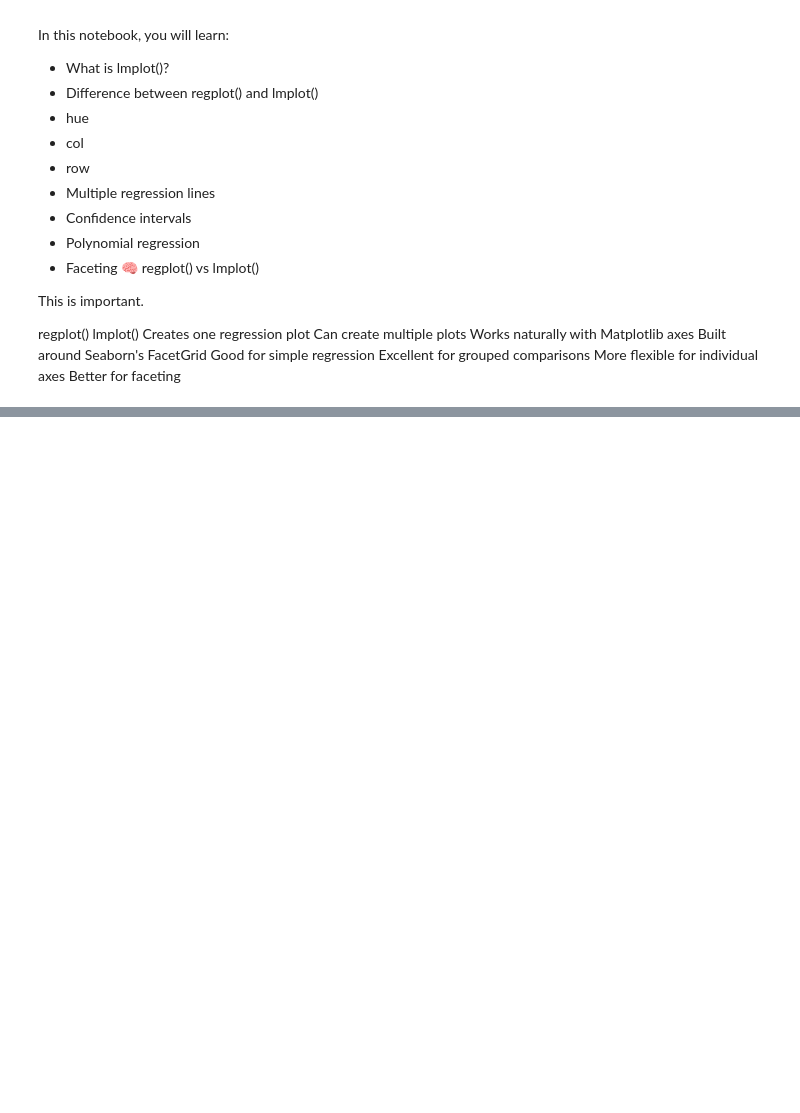
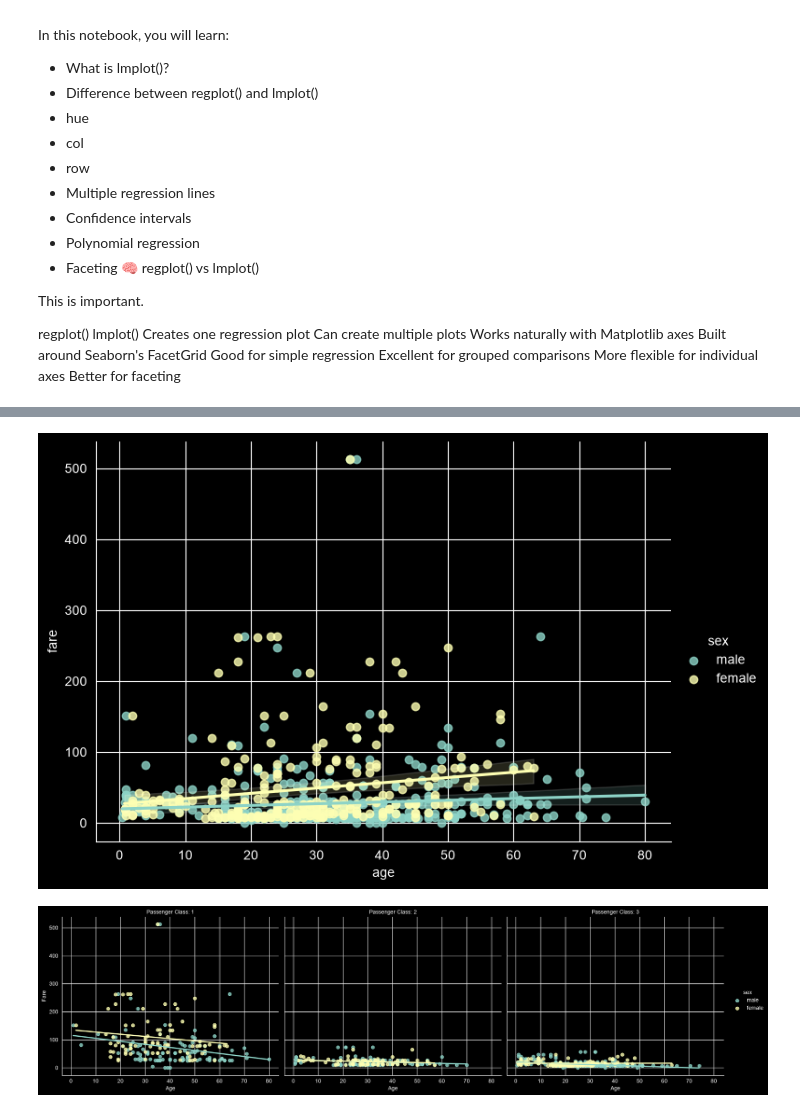
Before and after one commit to MUHAMMADZARYABKHAN-21/new.py, a Jupyter notebook: Seaborn/Seaborn6Heatmap.ipynb, the cells around one changed output, grey strips where cells are left out. Saved outputs shown, nothing was run; the diff lists cells and outputs as text; code cells hidden in the pictures; blank space fills up the shorter version.

```diff
--- a/Seaborn/Seaborn6Heatmap.ipynb
+++ b/Seaborn/Seaborn6Heatmap.ipynb
@@ -584,0 +598,40 @@ plt.show()
+# %%
+import pandas as pd
+import seaborn as sns
+import matplotlib.pyplot as plt
+
+
+
+df = pd.read_csv("Titanic1.csv")
+
+df.head()
+
+
+sns.lmplot(
+    data=df,
+    x="age",
+    y="fare",
+    hue="sex",
+    height=5,aspect=1.4
+)
+
+plt.show()
+g = sns.lmplot(
+    data=df,
+    x="age",
+    y="fare",
+    hue="sex",
+    col="pclass",
+    height=5,
+    aspect=1.2,
+    ci=None
+)
+
+g.set_axis_labels("Age", "Fare")
+
+g.set_titles("Passenger Class: {col_name}")
+
+plt.show()
+# %% [output]
+[figure, added]
+[figure, added]
```
Also changed, not shown: parts of 17 cells of this notebook.
